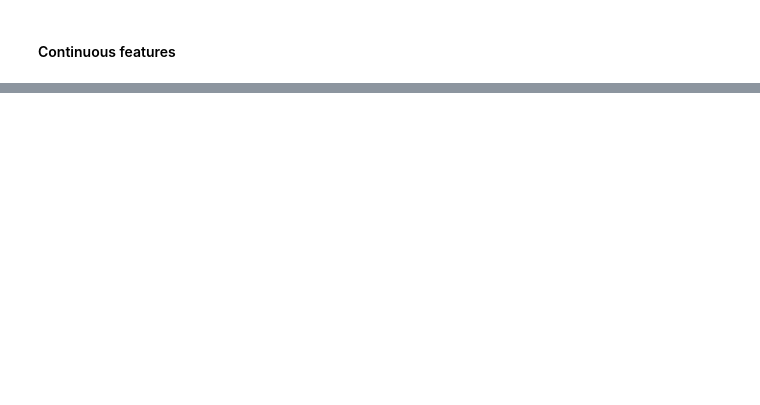
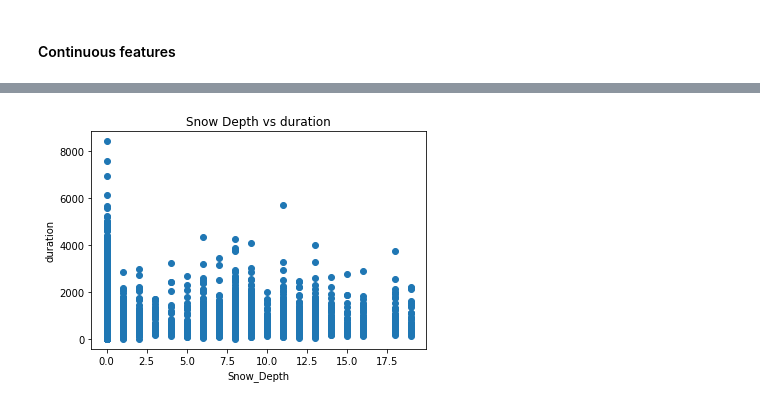
Before and after one commit to nengneng/Trip_Prediction, a Jupyter notebook: Trip_Pred_Wei_v3.ipynb, the cells around one changed output, grey strips where cells are left out. Saved outputs shown, nothing was run; the diff lists cells and outputs as text; code cells hidden in the pictures; blank space fills up the shorter version.

```diff
--- a/Trip_Pred_Wei_v3.ipynb
+++ b/Trip_Pred_Wei_v3.ipynb
@@ -411,6 +445,8 @@ plt.show()
 # %%
-plt.scatter(Train_with_weather_Trip_date_hav_geo_dtw_dirc['Snow_Depth'], Train['duration'])
+plt.scatter(small_df['Snow_Depth'], small_df['duration'])
 plt.xlabel('Snow_Depth')
 plt.ylabel('duration')
 plt.title('Snow Depth vs duration')
 plt.show()
+# %% [output]
+[figure, added]
```
Also changed, not shown: parts of 46 cells of this notebook, 1 other file.
